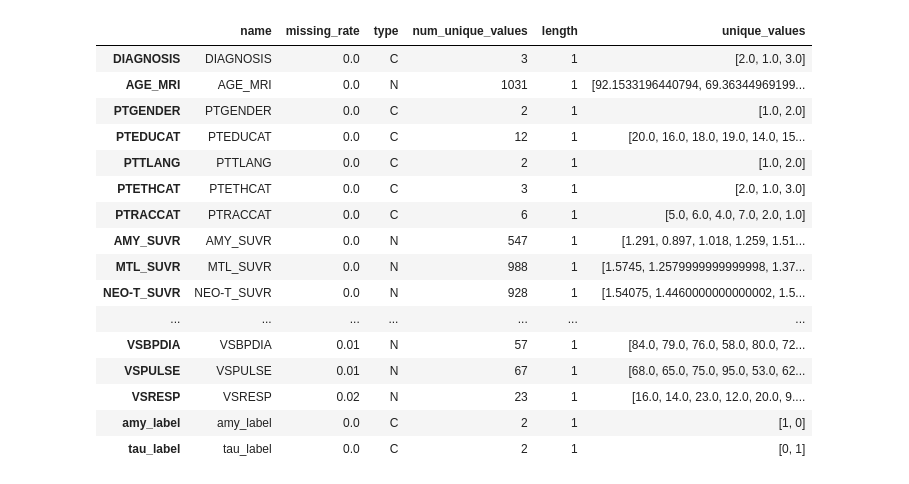
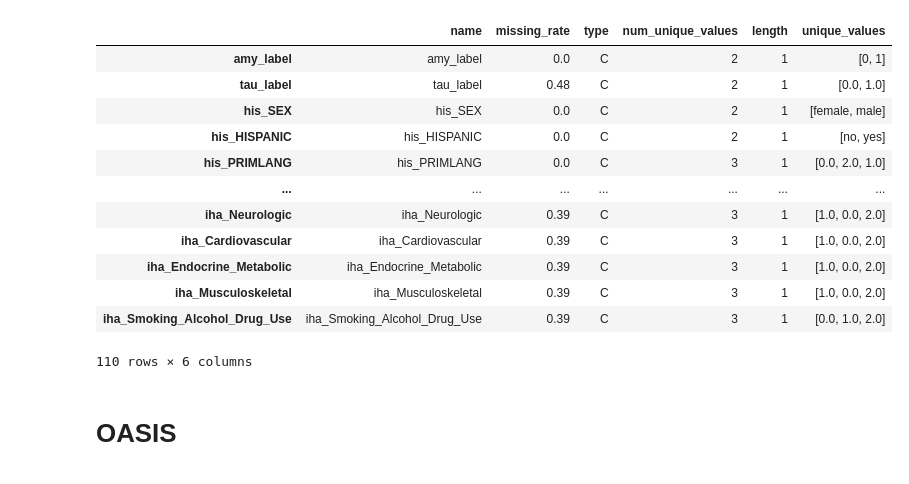
Before and after one commit to varuna-ja/adrd_tool_varuna, a Jupyter notebook: adrd_transformer/meta_files/meta.ipynb, the cells around one changed output. Drawn from its saved outputs; the diff is of its cells as text; code cells hidden in the pictures.

Commit message:
adni and oasis runs

```diff
--- a/adrd_transformer/meta_files/meta.ipynb
+++ b/adrd_transformer/meta_files/meta.ipynb
@@ -70,0 +49,4 @@ data
+# %%
+# data = pd.read_csv('/home/varunaja/mri_pet/ready_data/ADNI_ABTAU_MOREFEATURES.csv')
+# data = pd.read_csv('/home/varunaja/mri_pet/ready_data/ADNI_ABTAU_MOREFEATURES_single.csv')
+data = pd.read_csv('/home/varunaja/mri_pet/adrd_tool_varuna/adrd_transformer/data/oasis_data_single.csv')
@@ -71,3 +70,15 @@ data
+# %%
+all_columns = demog + diagnosis + mmse + volumes + cdr + cvd + physical + moca + gds + npiq + faq + hx + labels
+
+numerical = ['his_EDUC'] + mmse + physical + volumes + cdr + ['his_NACCAGE', 'bat_MOCASER7', 'bat_MOCARECN', 'bat_NACCMOCA', 'gds_NACCGDS', 'npiq_NPISCORE', 'faq_FAQTOTAL', 'cvd_HACHIN']
+# imaging = ['img_MRI_T1']
+
+for col in all_columns:
+    if col not in numerical: # and col not in imaging:
+        data[col] = data[col].astype('category')
+
+for col in numerical:
+    data[col] = pd.to_numeric(data[col], errors='coerce')
 # %%
 meta = defaultdict()
 percent_missing = dict(data.isnull().sum() / len(data))
@@ -99,18 +109,0 @@ category
-# %%
-for i, col in enumerate(data.columns):
-    if col == 'RID' or col == 'LONIUID.T1' or col == 'SCANDATE.T1' or col == 'TRACER.AMY':
-        continue
-    # print(col)
-    # print(meta1[meta1['name'] == col]['type'].iloc[0])
-    meta[col] = {}
-    meta[col]['name'] = col
-    meta[col]['unique_values'] = list(data[col].dropna().unique())
-    meta[col]['num_unique_values'] = len(meta[col]['unique_values'])
-    meta[col]['length'] = 1
-    mydtype = data[col].dtype
-    if 'category' in str(mydtype):
-        meta[col]['type'] = 'C'
-    else:
-        meta[col]['type'] = 'N'
-    meta[col]['missing_rate'] = round(percent_missing[col], 2)
-# meta['img_MRI_T1'] = {'name': 'img_MRI_T1', 'type': 'M'}
@@ -119,20 +110,19 @@ df = pd.DataFrame(meta).T[['name', 'missing_rate', 'type', 'num_unique_values',
-# %%
-df
-# %% [output]
-|  | name | missing_rate | type | num_unique_values | length | unique_values |
-| DIAGNOSIS | DIAGNOSIS | 0.0 | C | 3 | 1 | [2.0, 1.0, 3.0] |
-| AGE_MRI | AGE_MRI | 0.0 | N | 1031 | 1 | [92.1533196440794, 69.36344969199... |
-| PTGENDER | PTGENDER | 0.0 | C | 2 | 1 | [1.0, 2.0] |
-| PTEDUCAT | PTEDUCAT | 0.0 | C | 12 | 1 | [20.0, 16.0, 18.0, 19.0, 14.0, 15... |
-| PTTLANG | PTTLANG | 0.0 | C | 2 | 1 | [1.0, 2.0] |
-| PTETHCAT | PTETHCAT | 0.0 | C | 3 | 1 | [2.0, 1.0, 3.0] |
-| PTRACCAT | PTRACCAT | 0.0 | C | 6 | 1 | [5.0, 6.0, 4.0, 7.0, 2.0, 1.0] |
-| AMY_SUVR | AMY_SUVR | 0.0 | N | 547 | 1 | [1.291, 0.897, 1.018, 1.259, 1.51... |
-| MTL_SUVR | MTL_SUVR | 0.0 | N | 988 | 1 | [1.5745, 1.2579999999999998, 1.37... |
-| NEO-T_SUVR | NEO-T_SUVR | 0.0 | N | 928 | 1 | [1.54075, 1.4460000000000002, 1.5... |
-| ... | ... | ... | ... | ... | ... | ... |
-| VSBPDIA | VSBPDIA | 0.01 | N | 57 | 1 | [84.0, 79.0, 76.0, 58.0, 80.0, 72... |
-| VSPULSE | VSPULSE | 0.01 | N | 67 | 1 | [68.0, 65.0, 75.0, 95.0, 53.0, 62... |
-| VSRESP | VSRESP | 0.02 | N | 23 | 1 | [16.0, 14.0, 23.0, 12.0, 20.0, 9.... |
-| amy_label | amy_label | 0.0 | C | 2 | 1 | [1, 0] |
-| tau_label | tau_label | 0.0 | C | 2 | 1 | [0, 1] |
+# %%
+df = code_data_type(data, meta, percent_missing)
+df.to_csv('../meta_files/meta_file.csv', index=False)
+# %% [output]
+|  | name | missing_rate | type | num_unique_values | length | unique_values |
+| amy_label | amy_label | 0.0 | C | 2 | 1 | [0, 1] |
+| tau_label | tau_label | 0.48 | C | 2 | 1 | [0.0, 1.0] |
+| his_SEX | his_SEX | 0.0 | C | 2 | 1 | [female, male] |
+| his_HISPANIC | his_HISPANIC | 0.0 | C | 2 | 1 | [no, yes] |
+| his_PRIMLANG | his_PRIMLANG | 0.0 | C | 3 | 1 | [0.0, 2.0, 1.0] |
+| ... | ... | ... | ... | ... | ... | ... |
+| iha_Neurologic | iha_Neurologic | 0.39 | C | 3 | 1 | [1.0, 0.0, 2.0] |
+| iha_Cardiovascular | iha_Cardiovascular | 0.39 | C | 3 | 1 | [1.0, 0.0, 2.0] |
+| iha_Endocrine_Metabolic | iha_Endocrine_Metabolic | 0.39 | C | 3 | 1 | [1.0, 0.0, 2.0] |
+| iha_Musculoskeletal | iha_Musculoskeletal | 0.39 | C | 3 | 1 | [1.0, 0.0, 2.0] |
+| iha_Smoking_Alcohol_Drug_Use | iha_Smoking_Alcohol_Drug_Use | 0.39 | C | 3 | 1 | [0.0, 1.0, 2.0] |
+110 rows × 6 columns
+# %% [markdown]
+# OASIS
```
Also changed, not shown: parts of 21 cells of this notebook, 30 other files.
